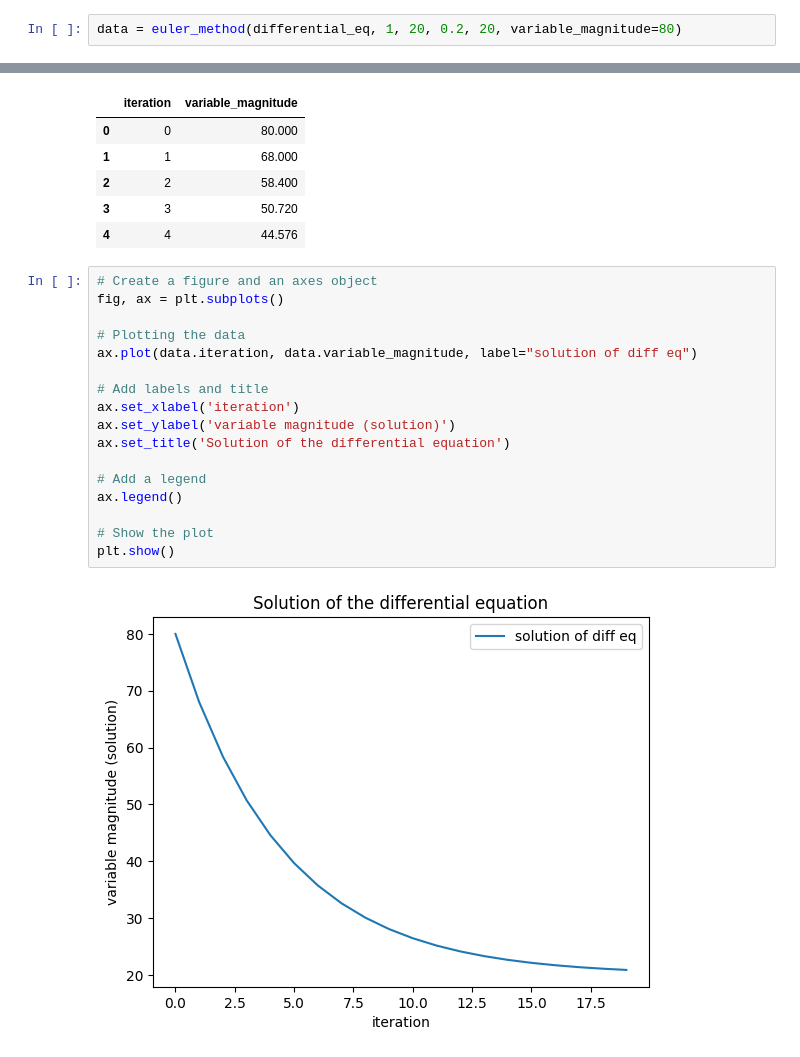
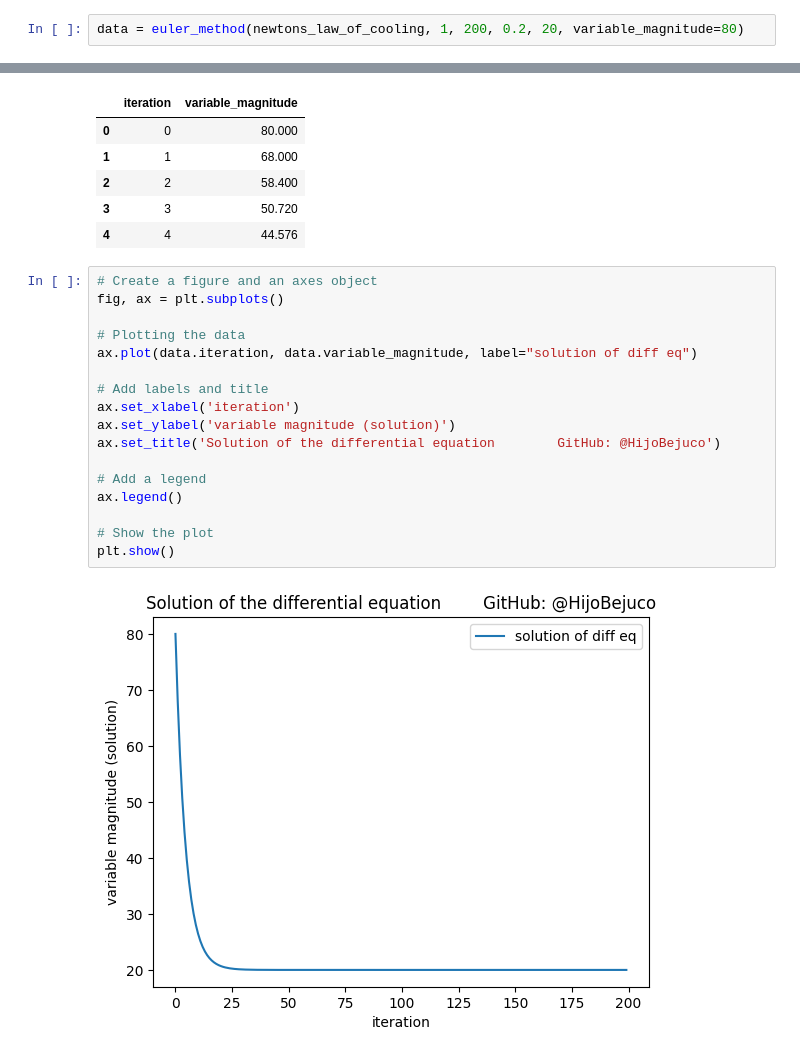
Before and after one commit to HijoBejuco/dynamical-systems-modeling, a Jupyter notebook: code_notebook.ipynb, the cells around one changed output, grey strips where cells are left out. Saved outputs shown, nothing was run; the diff lists cells and outputs as text.

Commit message:
finished the eulers method for solving differential equations, also finished the unit tests and the documentation

```diff
--- a/code_notebook.ipynb
+++ b/code_notebook.ipynb
@@ -137,5 +32,5 @@ def euler_method(differential_eq: Callable, delta, iterations, *args, **kwargs):
 # %%
-data = euler_method(differential_eq, 1, 20, 0.2, 20, variable_magnitude=80)
+data = euler_method(newtons_law_of_cooling, 1, 200, 0.2, 20, variable_magnitude=80)
 # %%
 data.head()
 # %% [output]
@@ -148,19 +43,19 @@ data.head()
 # %%
 # Create a figure and an axes object
 fig, ax = plt.subplots()
 
 # Plotting the data
 ax.plot(data.iteration, data.variable_magnitude, label="solution of diff eq")
 
 # Add labels and title
 ax.set_xlabel('iteration')
 ax.set_ylabel('variable magnitude (solution)')
-ax.set_title('Solution of the differential equation')
+ax.set_title('Solution of the differential equation        GitHub: @HijoBejuco')
 
 # Add a legend
 ax.legend()
 
 # Show the plot
 plt.show()
 # %% [output]
-[figure, old version]
+[figure, new version]
```
Also changed, not shown: parts of 5 cells of this notebook, 3 other files.
